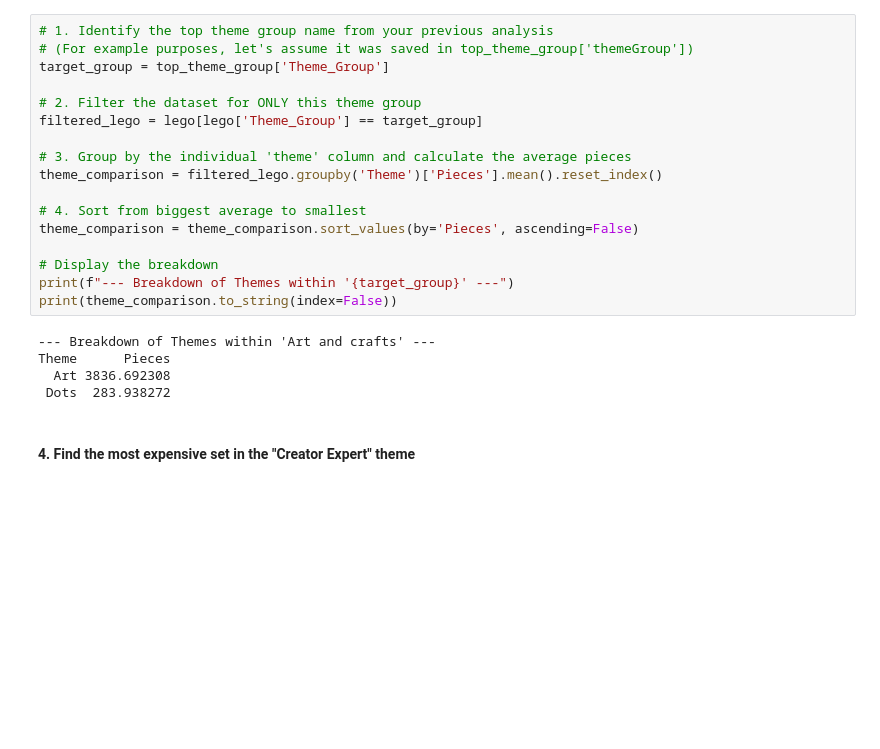
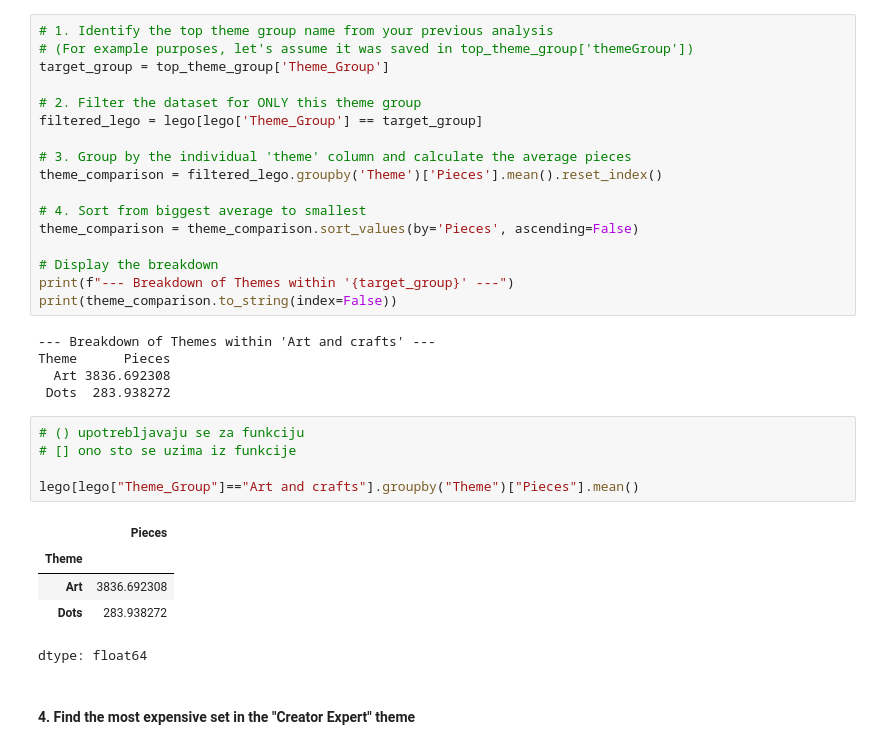
Before and after one commit to jelenavasic009-png/DSB-Unit-02, a Jupyter notebook: 02 - Exploring and Joining/04-exercise-descriptive-statistics-in-pandas.ipynb, the cells around one changed output. Cells and saved outputs as stored; diff of their text form; blank space fills up the shorter version.

```diff
--- a/02 - Exploring and Joining/04-exercise-descriptive-statistics-in-pandas.ipynb
+++ b/02 - Exploring and Joining/04-exercise-descriptive-statistics-in-pandas.ipynb
@@ -109,6 +137,17 @@ print(theme_comparison.to_string(index=False))
 Theme      Pieces
   Art 3836.692308
  Dots  283.938272
+# %%
+# () upotrebljavaju se za funkciju
+# [] ono sto se uzima iz funkcije
+
+lego[lego["Theme_Group"]=="Art and crafts"].groupby("Theme")["Pieces"].mean()
+# %% [output]
+|  | Pieces |
+| Theme |  |
+| Art | 3836.692308 |
+| Dots | 283.938272 |
+dtype: float64
 # %% [markdown]
 #### 4. Find the most expensive set in the "Creator Expert" theme
 # %%
```
Also changed, not shown: parts of 7 cells of this notebook.
